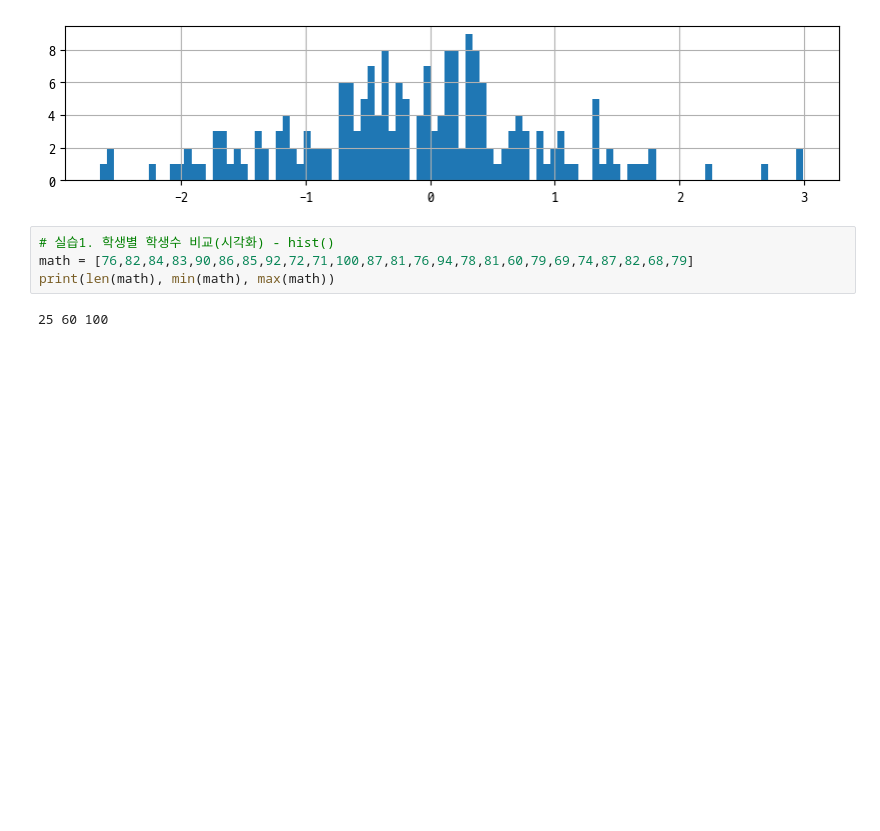
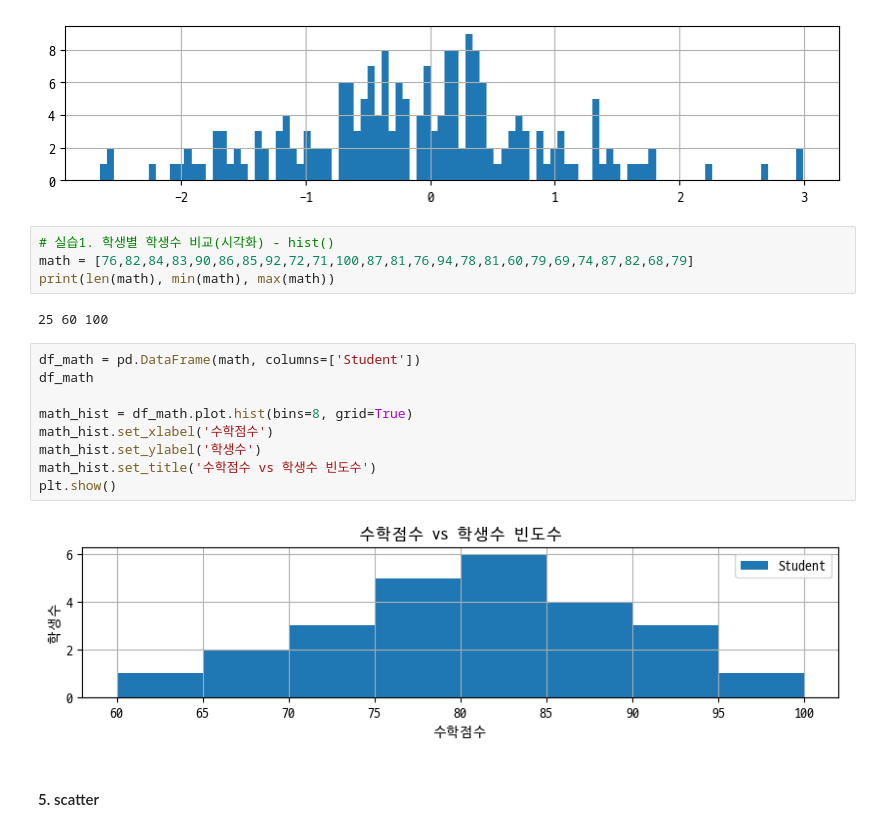
Before and after one commit to inwookbaek/20230823_04.python, a Jupyter notebook: 25.데이터분석_matplotlib.ipynb, the cells around one changed output. Saved outputs shown, nothing was run; the diff lists cells and outputs as text; blank space fills up the shorter version.

```diff
--- a/25.데이터분석_matplotlib.ipynb
+++ b/25.데이터분석_matplotlib.ipynb
@@ -704,3 +704,16 @@ math = [76,82,84,83,90,86,85,92,72,71,100,87,81,76,94,78,81,60,79,69,74,87,82,68
 print(len(math), min(math), max(math))
 # %% [output]
 25 60 100
+# %%
+df_math = pd.DataFrame(math, columns=['Student'])
+df_math
+
+math_hist = df_math.plot.hist(bins=8, grid=True)
+math_hist.set_xlabel('수학점수')
+math_hist.set_ylabel('학생수')
+math_hist.set_title('수학점수 vs 학생수 빈도수')
+plt.show()
+# %% [output]
+[figure, added]
+# %% [markdown]
+#### 5. scatter
```
Also changed, not shown: parts of 19 cells of this notebook, 4 other files.
